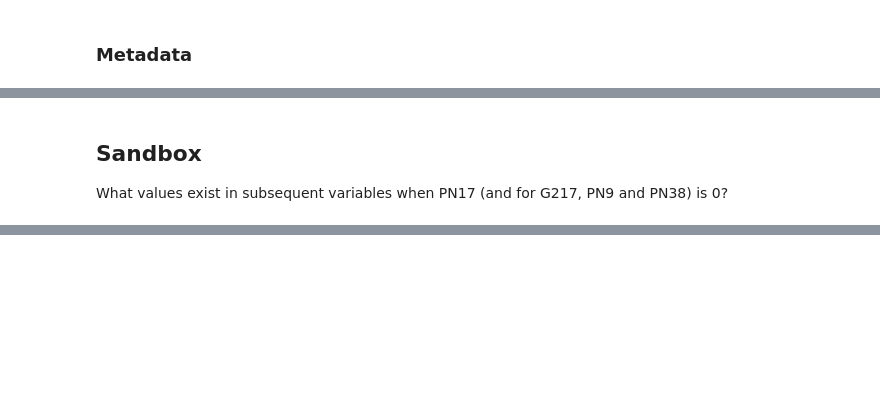
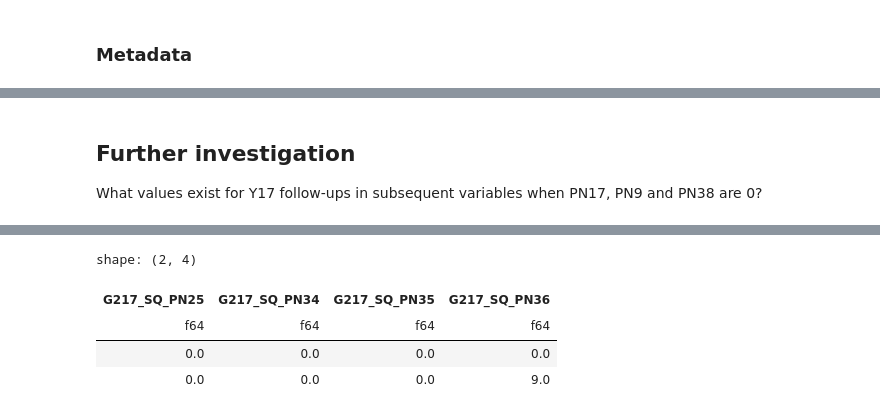
Before and after one commit to matt-humphrey/rs-pain, a Jupyter notebook: nbs/01_data_exploration.ipynb, the cells around one changed output, grey strips where cells are left out. Saved outputs shown, nothing was run; the diff lists cells and outputs as text; code cells hidden in the pictures; blank space fills up the shorter version.

```diff
--- a/nbs/01_data_exploration.ipynb
+++ b/nbs/01_data_exploration.ipynb
@@ -1044,6 +914,19 @@ PN34 = Metadata(
     variable_type = "Nominal"
 )
 # %% [markdown]
-## Sandbox
+## Further investigation
 
-What values exist in subsequent variables when PN17 (and for G217, PN9 and PN38) is 0?
+What values exist for Y17 follow-ups in subsequent variables when PN17, PN9 and PN38 are 0?
+# %%
+(
+    df
+    .filter(
+        pl.col("G217_SQ_PN17") == 0,
+        pl.col("G217_SQ_PN9") == 0,
+        pl.col("G217_SQ_PN38") == 0
+    )
+    .select('G217_SQ_PN25', 'G217_SQ_PN34', 'G217_SQ_PN35', 'G217_SQ_PN36')
+    .unique()
+    .collect()
+)
+# %% [output]
@@ -1050 +934,6 @@ What values exist in subsequent variables when PN17 (and for G217, PN9 and PN38)
+shape: (2, 4)
+| G217_SQ_PN25 | G217_SQ_PN34 | G217_SQ_PN35 | G217_SQ_PN36 |
+| f64 | f64 | f64 | f64 |
+| 0.0 | 0.0 | 0.0 | 0.0 |
+| 0.0 | 0.0 | 0.0 | 9.0 |
 # %%
```
Also changed, not shown: parts of 53 cells of this notebook.
